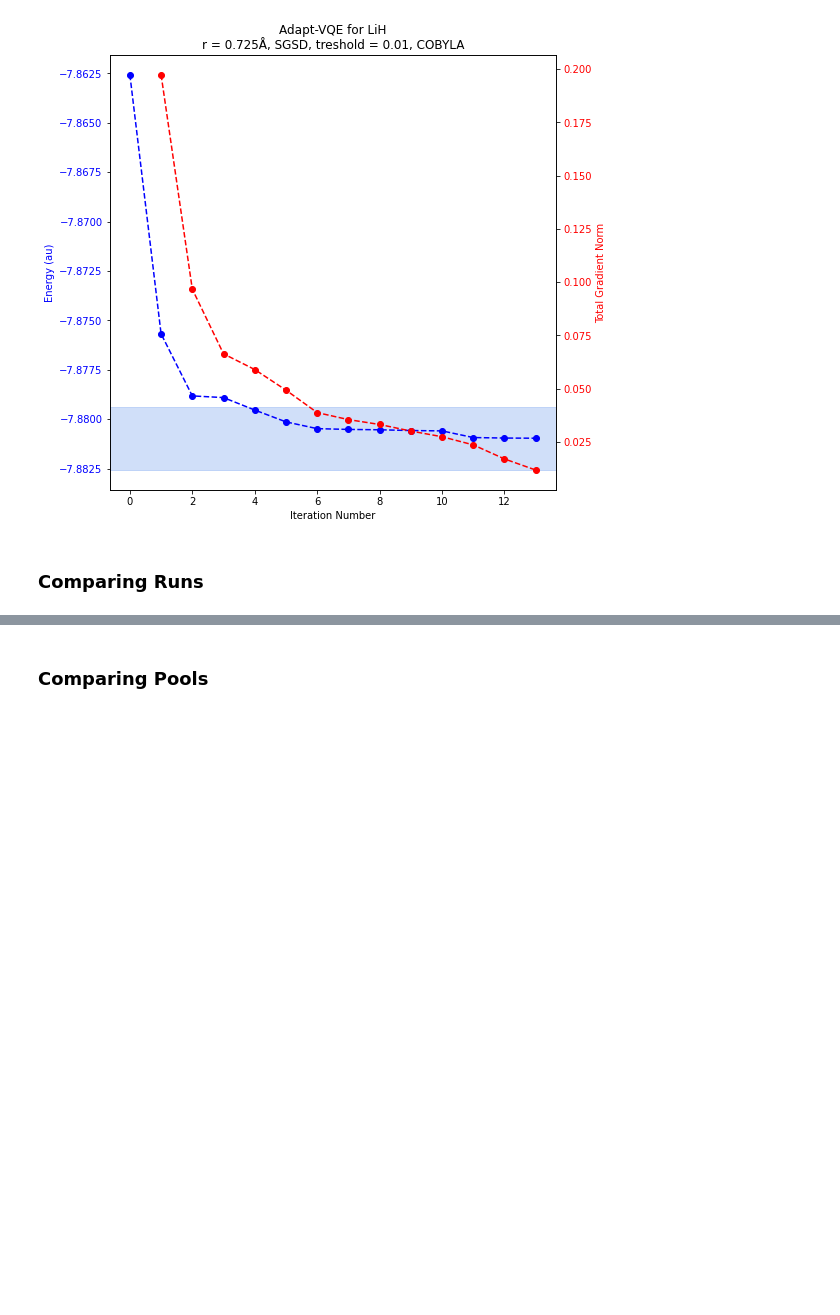
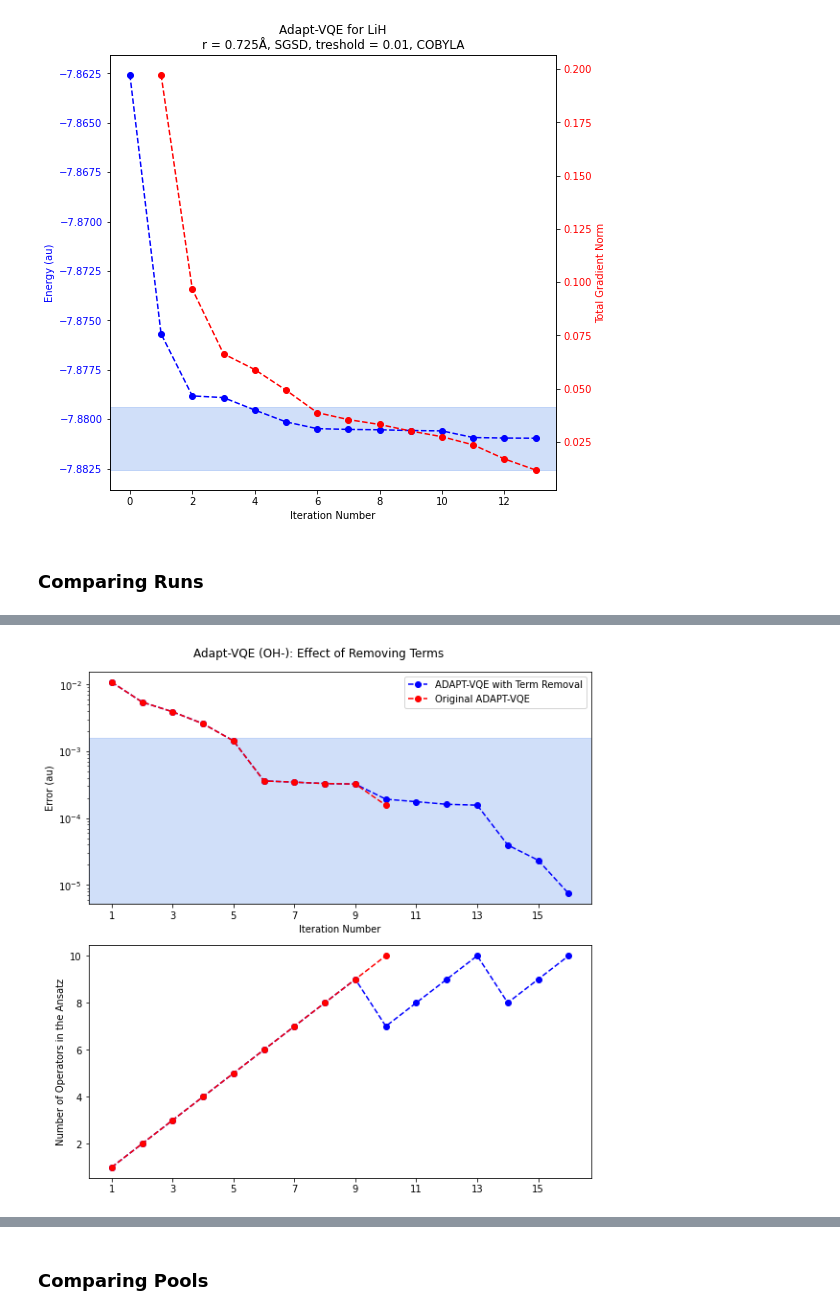
Before and after one commit to mafaldaramoa/VQE, a Jupyter notebook: CIRQ_AdaptVQE.ipynb, the cells around one changed output, grey strips where cells are left out. Saved outputs shown, nothing was run; the diff lists cells and outputs as text; code cells hidden in the pictures; blank space fills up the shorter version.

```diff
--- a/CIRQ_AdaptVQE.ipynb
+++ b/CIRQ_AdaptVQE.ipynb
@@ -2767,0 +3447,79 @@ data.plot()
+# %%
+# Comparing two runs.
+# Error vs iteration number. Plotted below: number of operators in the ansatz.
+# data -> removing
+# data2 -> original
+
+energies = data.evolution["energies"]
+energies2 = data2.evolution["energies"]
+
+errors = list( map(lambda x: np.abs(molecule.fci_energy - x),energies) )
+errors2 = list( map(lambda x: np.abs(molecule.fci_energy - x),energies2) )
+
+# Maximum ansatz size to consider
+max = 10
+
+# Select the data from the original ADAPT-VQE.
+# Here position in list = number of operators in the ansatz - 1
+errors2 = errors2[:max]
+
+# Select the data from the term removing version.
+# Here one must check the size of the ansatz because terms might've been
+#removed
+last = len(errors)
+for i in range(data.iterationCounter):
+  if len(data.evolution["indices"][i]) > max:
+    last = i
+    break
+
+errors = errors[:last]
+
+fig, [ax1, ax2] = plt.subplots(2,figsize=[8,8],constrained_layout=True)
+
+title = f"Adapt-VQE ({molecule.description}): Effect of Removing Terms"
+plt.suptitle(title)
+
+color1 = 'b'
+ax1.plot(range(1,len(errors) + 1),
+         errors,
+         '--o',
+         label = "ADAPT-VQE with Term Removal",
+         color = color1)
+
+ax1.plot(range(1,max + 1),
+         errors2,
+         '--o',
+         label = "Original ADAPT-VQE",
+         color = 'r')
+
+# Shade area within chemical accuracy
+exactEnergy = molecule.fci_energy
+minAccuracy = 0
+maxAccuracy = chemicalAccuracy
+l = ax1.axhspan(minAccuracy, maxAccuracy, alpha=0.3, color = 'cornflowerblue')
+
+ax1.set_xlabel("Iteration Number")
+ax1.set_ylabel("Error (au)")
+ax1.set_yscale('log')
+
+ax2.set_ylabel("Number of Operators in the Ansatz")
+
+# Calculate ansatz size at the end of each iteration for the removing version
+ansatzSize = [len(coefficients) for coefficients in data.evolution["coefficients"]]
+
+ax2.plot(range(1,last + 1),
+         ansatzSize[:last],
+         '--o',
+         color = 'b')
+
+ax2.plot(range(1, max + 1),
+         range(1, max + 1),
+         '--o',
+         color = 'r')
+
+
+ax1.set_xticks(range(1,len(errors) + 1,2))
+ax2.set_xticks(range(1,len(errors) + 1,2))
+
+ax1.legend()
+# %% [output]
@@ -2767,0 +3527 @@ data.plot()
+[figure, added]
```
Also changed, not shown: parts of 72 cells of this notebook.
